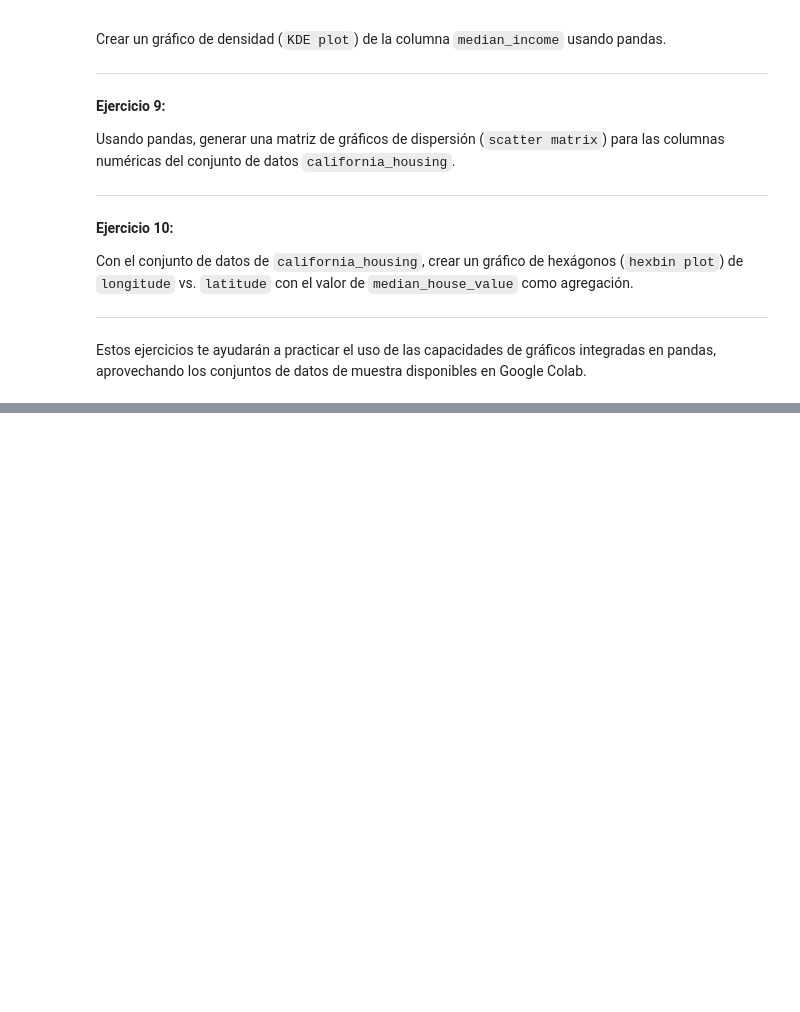
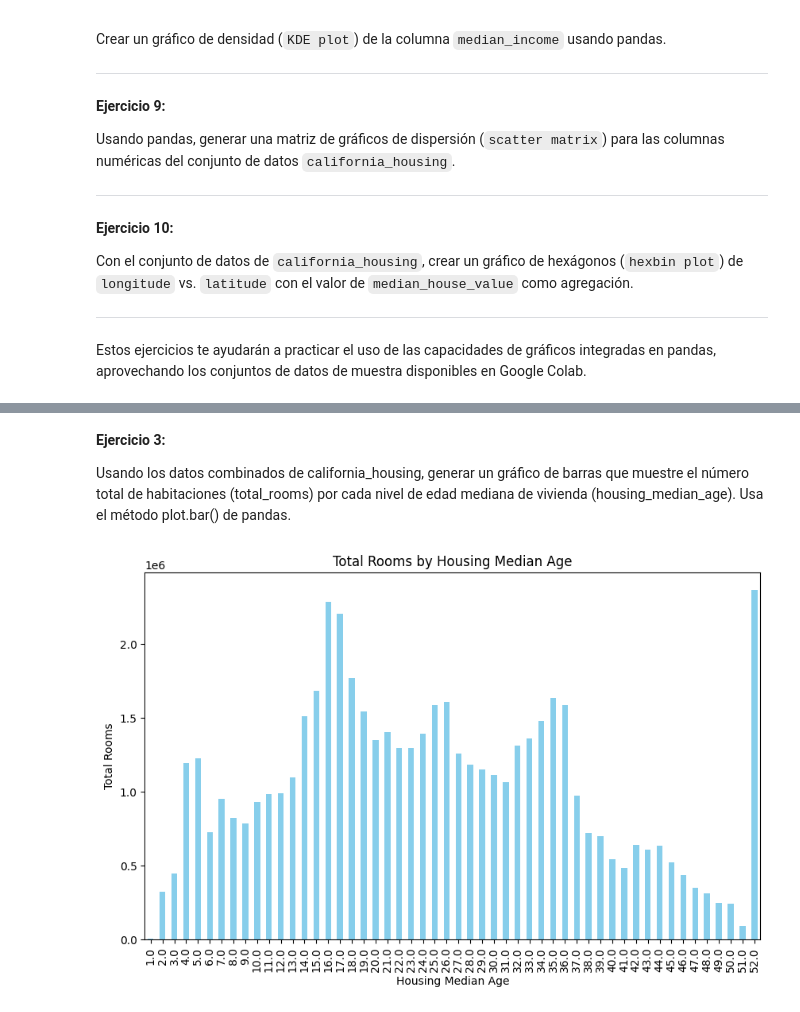
Before and after one commit to edithavalos/react-crud-app, a Jupyter notebook: ejercicios_pandas_02.ipynb, the cells around one changed output, grey strips where cells are left out. Drawn from its saved outputs; the diff is of its cells as text; code cells hidden in the pictures; blank space fills up the shorter version.

```diff
--- a/ejercicios_pandas_02.ipynb
+++ b/ejercicios_pandas_02.ipynb
@@ -72,0 +99,13 @@ Usando el conjunto de datos combinado de california_housing_train.csv y californ
+# %% [markdown]
+**Ejercicio 3:**
+
+Usando los datos combinados de california_housing, generar un gráfico de barras que muestre el número total de habitaciones (total_rooms) por cada nivel de edad mediana de vivienda (housing_median_age). Usa el método plot.bar() de pandas.
+# %%
+total_rooms_by_age = housing.groupby('housing_median_age')['total_rooms'].sum()
+total_rooms_by_age.plot.bar(figsize=(10, 6), color='skyblue')
+plt.title('Total Rooms by Housing Median Age')
+plt.xlabel('Housing Median Age')
+plt.ylabel('Total Rooms')
+plt.show()
+# %% [output]
+[figure, added]
```
Also changed, not shown: parts of 18 cells of this notebook.
